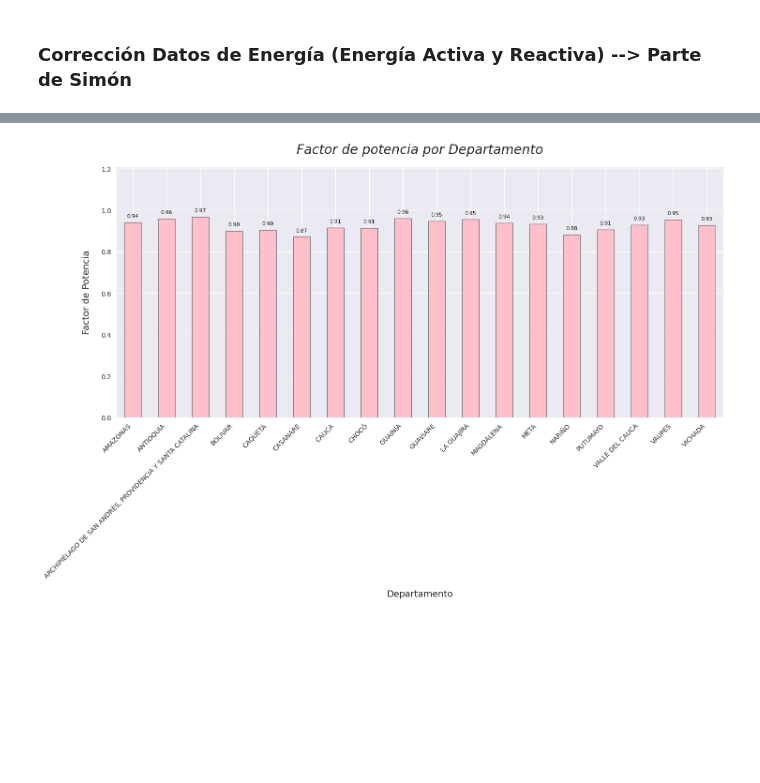
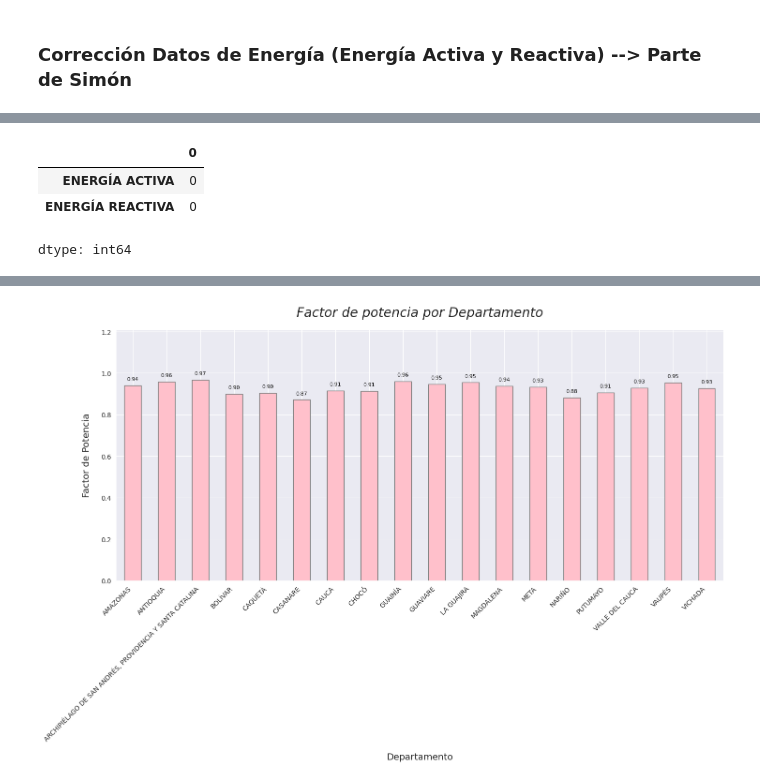
Before and after one commit to Will046-rA9/An-lisis-ZNI, a Jupyter notebook: ProyectoZNI (1).ipynb, the cells around one changed output, grey strips where cells are left out. Cells and saved outputs as stored; diff of their text form; code cells hidden in the pictures; blank space fills up the shorter version.

```diff
--- a/ProyectoZNI (1).ipynb
+++ b/ProyectoZNI (1).ipynb
@@ -654,3 +654,10 @@ df_ZNI.head(2)
 |  | Departamento | Municipio | ID Localidad | Año | Mes | ENERGÍA ACTIVA | ENERGÍA REACTIVA | ... |
 | 0 | AMAZONAS | LETICIA | 91001000 | 2024 | 6 | 3994102 | 1010671.0 | ... |
 | 1 | AMAZONAS | PUERTO NARIÑO | 91540000 | 2024 | 6 | 127838 | 40378.0 | ... |
+# %%
+df_ZNI[['ENERGÍA ACTIVA', 'ENERGÍA REACTIVA']].isna().sum() #Verificar si hay datos NAN
+# %% [output]
+|  | 0 |
+| ENERGÍA ACTIVA | 0 |
+| ENERGÍA REACTIVA | 0 |
+dtype: int64
```
Also changed, not shown: parts of 8 cells of this notebook.
